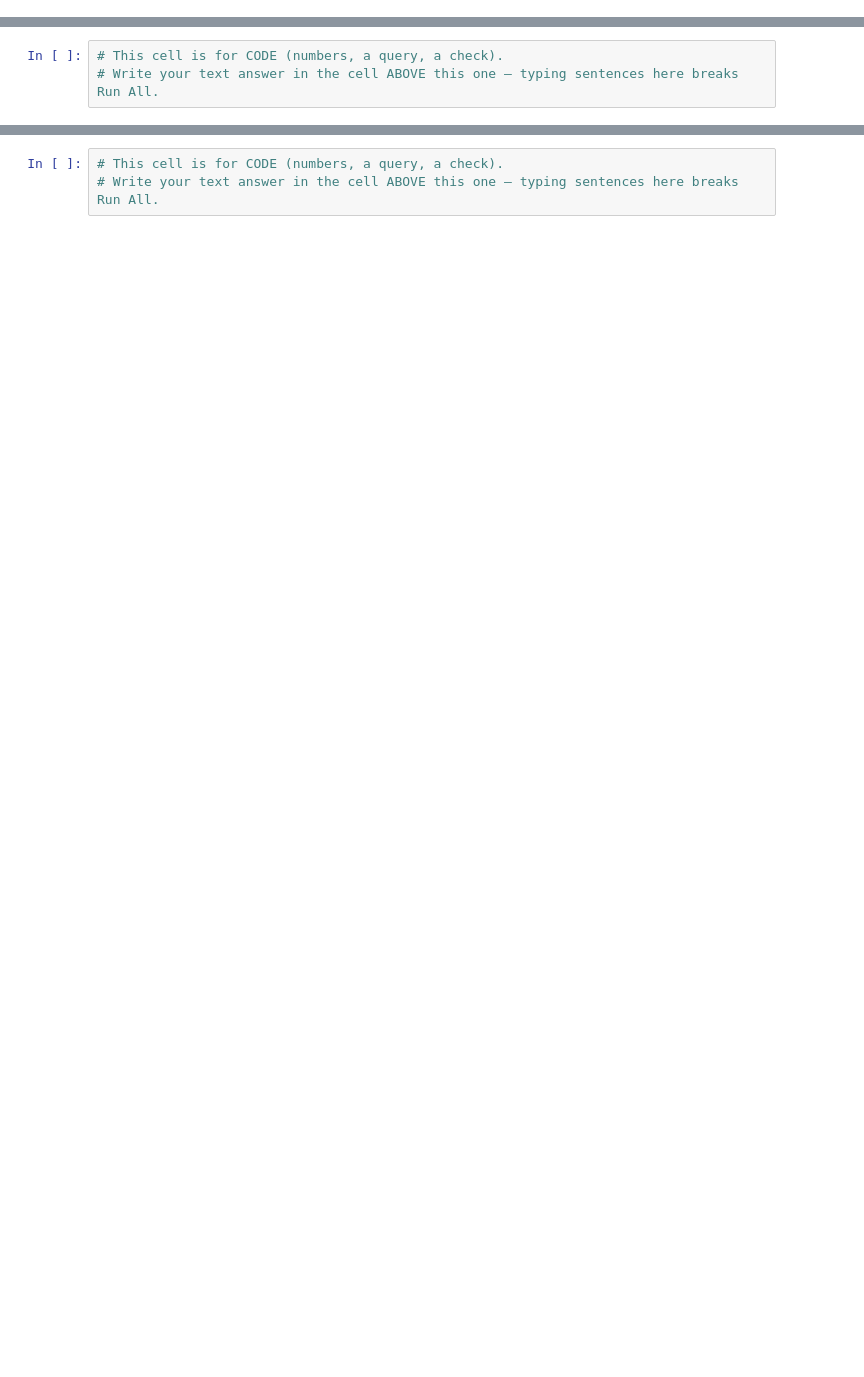
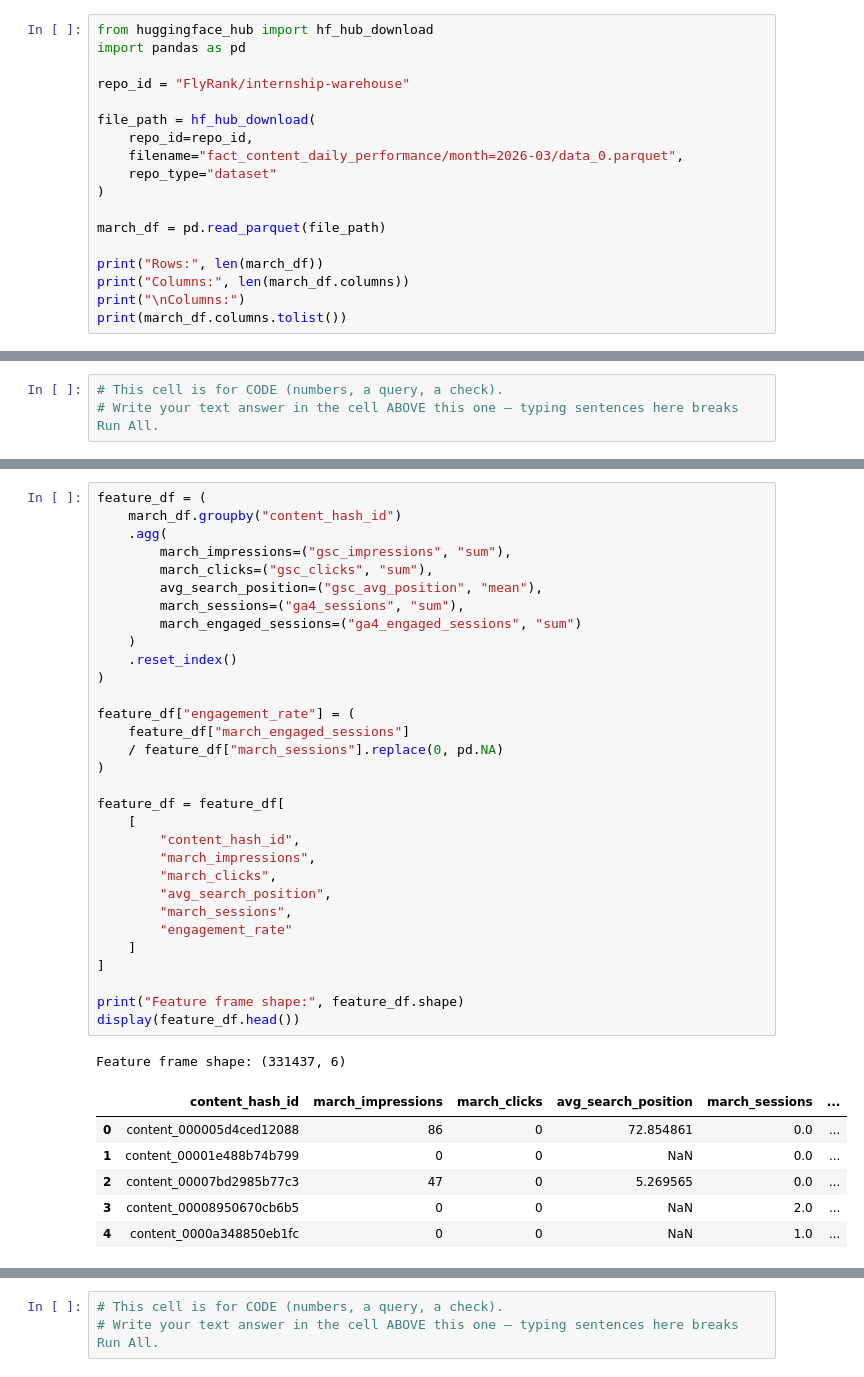
Before and after one commit to Marwan77770/Marwan_FlyRank, a Jupyter notebook: work/notebooks/w03_data_contract.ipynb, the cells around one changed output, grey strips where cells are left out. Drawn from its saved outputs; the diff is of its cells as text; blank space fills up the shorter version.

```diff
--- a/work/notebooks/w03_data_contract.ipynb
+++ b/work/notebooks/w03_data_contract.ipynb
@@ -12,0 +51,18 @@ This skeleton is yours to fill. Work the sections **in order** — each one has
+# %%
+from huggingface_hub import hf_hub_download
+import pandas as pd
+
+repo_id = "FlyRank/internship-warehouse"
+
+file_path = hf_hub_download(
+    repo_id=repo_id,
+    filename="fact_content_daily_performance/month=2026-03/data_0.parquet",
+    repo_type="dataset"
+)
+
+march_df = pd.read_parquet(file_path)
+
+print("Rows:", len(march_df))
+print("Columns:", len(march_df.columns))
+print("\nColumns:")
+print(march_df.columns.tolist())
@@ -19,0 +294,39 @@ This skeleton is yours to fill. Work the sections **in order** — each one has
+# %%
+feature_df = (
+    march_df.groupby("content_hash_id")
+    .agg(
+        march_impressions=("gsc_impressions", "sum"),
+        march_clicks=("gsc_clicks", "sum"),
+        avg_search_position=("gsc_avg_position", "mean"),
+        march_sessions=("ga4_sessions", "sum"),
+        march_engaged_sessions=("ga4_engaged_sessions", "sum")
+    )
+    .reset_index()
+)
+
+feature_df["engagement_rate"] = (
+    feature_df["march_engaged_sessions"]
+    / feature_df["march_sessions"].replace(0, pd.NA)
+)
+
+feature_df = feature_df[
+    [
+        "content_hash_id",
+        "march_impressions",
+        "march_clicks",
+        "avg_search_position",
+        "march_sessions",
+        "engagement_rate"
+    ]
+]
+
+print("Feature frame shape:", feature_df.shape)
+display(feature_df.head())
+# %% [output]
+Feature frame shape: (331437, 6)
+|  | content_hash_id | march_impressions | march_clicks | avg_search_position | march_sessions | ... |
+| 0 | content_000005d4ced12088 | 86 | 0 | 72.854861 | 0.0 | ... |
+| 1 | content_00001e488b74b799 | 0 | 0 | NaN | 0.0 | ... |
+| 2 | content_00007bd2985b77c3 | 47 | 0 | 5.269565 | 0.0 | ... |
+| 3 | content_00008950670cb6b5 | 0 | 0 | NaN | 2.0 | ... |
+| 4 | content_0000a348850eb1fc | 0 | 0 | NaN | 1.0 | ... |
```
Also changed, not shown: parts of 36 cells of this notebook.
